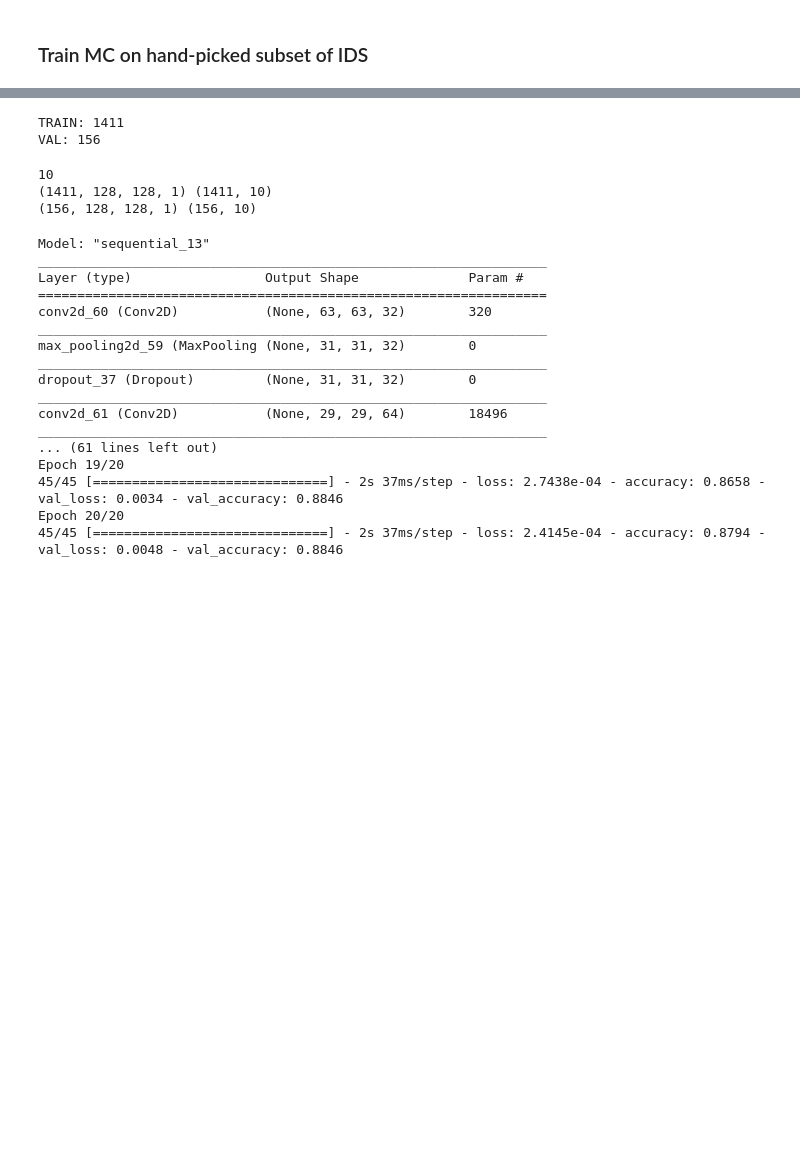
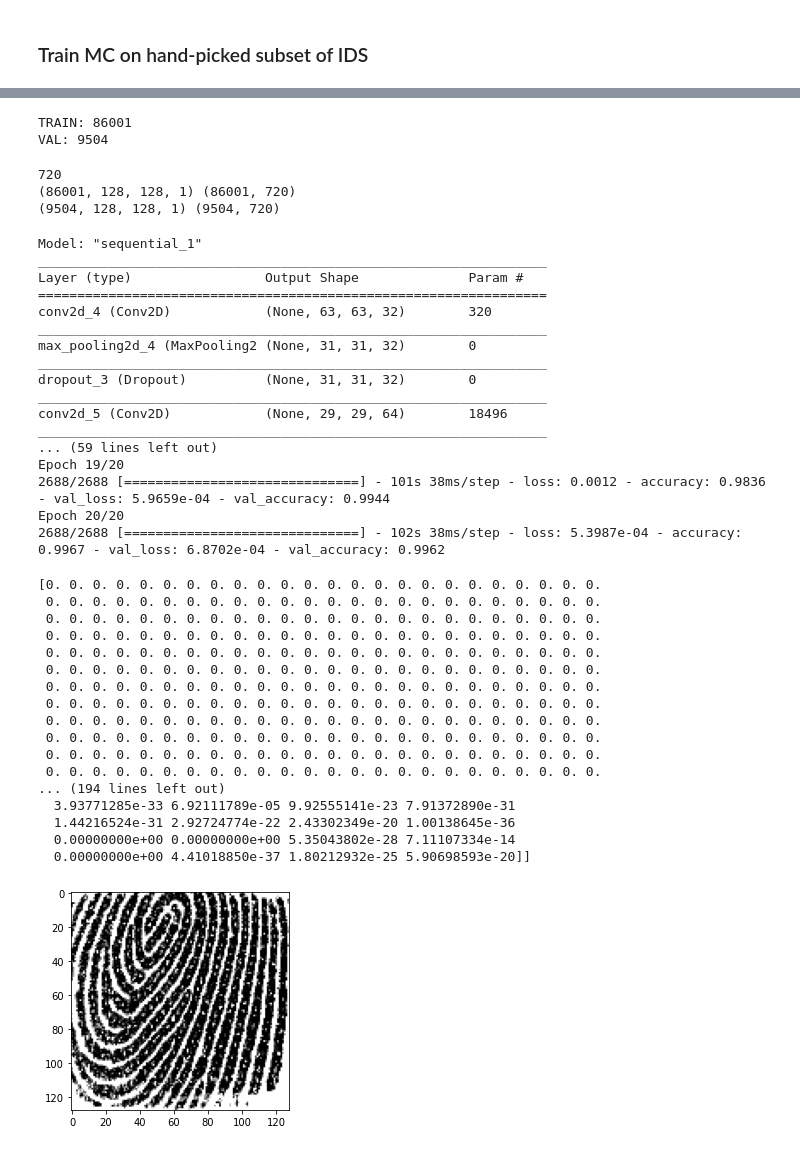
Before and after one commit to MasterMilkX/divnov-deepmasterprints, a Jupyter notebook: Print_Multiclassifier_Trainer.ipynb, the cells around one changed output, grey strips where cells are left out. Drawn from its saved outputs; the diff is of its cells as text; code cells hidden in the pictures; blank space fills up the shorter version.

```diff
--- a/Print_Multiclassifier_Trainer.ipynb
+++ b/Print_Multiclassifier_Trainer.ipynb
@@ -25,7 +25,7 @@ import keras_tuner as kt
 # %%
 #import datasets
 #define datatsets
-def load_capacitive_data(dirname = r"../Milk/DeepPrint2/Verifinger/"):
+def load_capacitive_data(dirname = r"../../Milk/DeepPrint2/Verifinger/"):
     import os
     imgs_names = os.listdir(dirname)
 
@@ -188,7 +188,7 @@ class PrintBinaryCNNMultiClass():
             layers.Dense(512, activation='elu'),
             layers.Dense(self.classes, activation='sigmoid')       #sigmoid is confidence in label
         ])
-        self.model.compile(optimizer=tf.keras.optimizers.Adam(learning_rate=0.0005),
+        self.model.compile(optimizer=tf.keras.optimizers.Adam(learning_rate=0.001),
               loss='binary_crossentropy',
               metrics=['accuracy'])
         self.model.summary()
@@ -205,7 +205,7 @@ class PrintBinaryCNNMultiClass():
         return p
 
     def exportModel(self,name=''):
-        self.model.save(f"print_multiclassifier_10.h5")
+        self.model.save(f"print_multiclassifier_{name}.h5")
 
     def importModel(self,name=''):
         self.model = keras.models.load_model(f"print_multiclassifier_{name}.h5")
@@ -340,27 +340,29 @@ def shift_image(image, amt, direction):
 # %%
 #SEL_IDS = np.random.choice(range(720),10)                    #random 10 users from entire CAP dataset
 #SEL_IDS = [23, 694, 704, 622, 55, 30, 608, 107, 164, 29]     #1 from each cluster (hand picked)
-SEL_IDS = [125,325,417,428,430,431,432,433,435,213]           #10 from one cluster (hand picked)
+
+SEL_IDS = list(range(720))#10 from one cluster (hand picked)
+random.shuffle(SEL_IDS)
 num_ids = len(SEL_IDS)
 
 fig = plt.figure(figsize=(4, 4))
 fig.suptitle(f"IDs: {SEL_IDS}")
 
 i=0
-for si in SEL_IDS:
+'''for si in SEL_IDS:
     plt.subplot(4, 4, i+1)
     g = print_dict[si]
     j = random.randint(0,len(g)-1)
     plt.imshow(g[j], cmap='binary')
     plt.axis('off')
-    i+=1
+    i+=1'''
 
 
 #make a set of the groups
 sm_x_train = []
 sm_y_train = []
 aug = 5
-bad = 2
+bad = 0
 for si in SEL_IDS:
     #vanilla
     sm_x_train += print_dict[si]
@@ -403,11 +405,13 @@ oneh = []
 for y in sm_y_train:
     a = np.zeros(num_ids)
     if y != -1:
-        a[SEL_IDS.index(y)] = 1
+        a[y] = 1
     oneh.append(a)
 oneh = np.array(oneh)
 
 print(sm_x_train.shape)
 print(oneh.shape)
+print(sm_y_train[0])  #same as below
 print(oneh[0])
+print(np.where(oneh[0]==1.0)[0])  #same as above
 # %% [output]
@@ -442,36 +480,36 @@ val_dat_y = oneh[te_set]
 print(f"TRAIN: {len(train_dat_x)}")
 print(f"VAL: {len(val_dat_x)}")
 # %% [output]
-TRAIN: 1411
-VAL: 156
+TRAIN: 86001
+VAL: 9504
 # %%
 print(num_ids)
 print(train_dat_x.shape, train_dat_y.shape)
 print(val_dat_x.shape, val_dat_y.shape)
 # %% [output]
-10
-(1411, 128, 128, 1) (1411, 10)
-(156, 128, 128, 1) (156, 10)
+720
+(86001, 128, 128, 1) (86001, 720)
+(9504, 128, 128, 1) (9504, 720)
 # %%
 printMC = PrintBinaryCNNMultiClass(num_ids)
 #changed from 100 epochs (converged at 20 epochs)
 printMC.train(train_dat_x,train_dat_y,20,32,(val_dat_x,val_dat_y))
 # %% [output]
-Model: "sequential_13"
+Model: "sequential_1"
 _________________________________________________________________
 Layer (type)                 Output Shape              Param #
 =================================================================
-conv2d_60 (Conv2D)           (None, 63, 63, 32)        320
+conv2d_4 (Conv2D)            (None, 63, 63, 32)        320
 _________________________________________________________________
-max_pooling2d_59 (MaxPooling (None, 31, 31, 32)        0
+max_pooling2d_4 (MaxPooling2 (None, 31, 31, 32)        0
 _________________________________________________________________
-dropout_37 (Dropout)         (None, 31, 31, 32)        0
+dropout_3 (Dropout)          (None, 31, 31, 32)        0
 _________________________________________________________________
-conv2d_61 (Conv2D)           (None, 29, 29, 64)        18496
+conv2d_5 (Conv2D)            (None, 29, 29, 64)        18496
 _________________________________________________________________
-... (61 lines left out)
+... (59 lines left out)
 Epoch 19/20
-45/45 [==============================] - 2s 37ms/step - loss: 2.7438e-04 - accuracy: 0.8658 - val_loss: 0.0034 - val_accuracy: 0.8846
+2688/2688 [==============================] - 101s 38ms/step - loss: 0.0012 - accuracy: 0.9836 - val_loss: 5.9659e-04 - val_accuracy: 0.9944
 Epoch 20/20
-45/45 [==============================] - 2s 37ms/step - loss: 2.4145e-04 - accuracy: 0.8794 - val_loss: 0.0048 - val_accuracy: 0.8846
+2688/2688 [==============================] - 102s 38ms/step - loss: 5.3987e-04 - accuracy: 0.9967 - val_loss: 6.8702e-04 - val_accuracy: 0.9962
 # %%
@@ -482,3 +520,31 @@ printMC.exportModel("1clust")
 # 3 no softmax
 # with 512 layer elu function acc and val acc .88 and .89
 #dropout layer
+# %%
+#predict
+testprint_x = train_dat_x[0]
+testprint_y = train_dat_y[0]
+
+plt.imshow(testprint_x.squeeze(), cmap='binary')
+print(testprint_y)
+
+print(printMC.predict(np.expand_dims(testprint_x,axis=0)))
+# %% [output]
+[0. 0. 0. 0. 0. 0. 0. 0. 0. 0. 0. 0. 0. 0. 0. 0. 0. 0. 0. 0. 0. 0. 0. 0.
+ 0. 0. 0. 0. 0. 0. 0. 0. 0. 0. 0. 0. 0. 0. 0. 0. 0. 0. 0. 0. 0. 0. 0. 0.
+ 0. 0. 0. 0. 0. 0. 0. 0. 0. 0. 0. 0. 0. 0. 0. 0. 0. 0. 0. 0. 0. 0. 0. 0.
+ 0. 0. 0. 0. 0. 0. 0. 0. 0. 0. 0. 0. 0. 0. 0. 0. 0. 0. 0. 0. 0. 0. 0. 0.
+ 0. 0. 0. 0. 0. 0. 0. 0. 0. 0. 0. 0. 0. 0. 0. 0. 0. 0. 0. 0. 0. 0. 0. 0.
+ 0. 0. 0. 0. 0. 0. 0. 0. 0. 0. 0. 0. 0. 0. 0. 0. 0. 0. 0. 0. 0. 0. 0. 0.
+ 0. 0. 0. 0. 0. 0. 0. 0. 0. 0. 0. 0. 0. 0. 0. 0. 0. 0. 0. 0. 0. 0. 0. 0.
+ 0. 0. 0. 0. 0. 0. 0. 0. 0. 0. 0. 0. 0. 0. 0. 0. 0. 0. 0. 0. 0. 0. 0. 0.
+ 0. 0. 0. 0. 0. 0. 0. 0. 0. 0. 0. 0. 0. 0. 0. 0. 0. 0. 0. 0. 0. 0. 0. 0.
+ 0. 0. 0. 0. 0. 0. 0. 0. 0. 0. 0. 0. 0. 0. 0. 0. 0. 0. 0. 0. 0. 0. 0. 0.
+ 0. 0. 0. 0. 0. 0. 0. 0. 0. 0. 0. 0. 0. 0. 0. 0. 0. 0. 0. 0. 0. 0. 0. 0.
+ 0. 0. 0. 0. 0. 0. 0. 0. 0. 0. 0. 0. 0. 0. 0. 0. 0. 0. 0. 0. 0. 0. 0. 0.
+... (194 lines left out)
+  3.93771285e-33 6.92111789e-05 9.92555141e-23 7.91372890e-31
+  1.44216524e-31 2.92724774e-22 2.43302349e-20 1.00138645e-36
+  0.00000000e+00 0.00000000e+00 5.35043802e-28 7.11107334e-14
+  0.00000000e+00 4.41018850e-37 1.80212932e-25 5.90698593e-20]]
+[figure, added]
```
Also changed, not shown: parts of 9 cells of this notebook, 1 other file.
